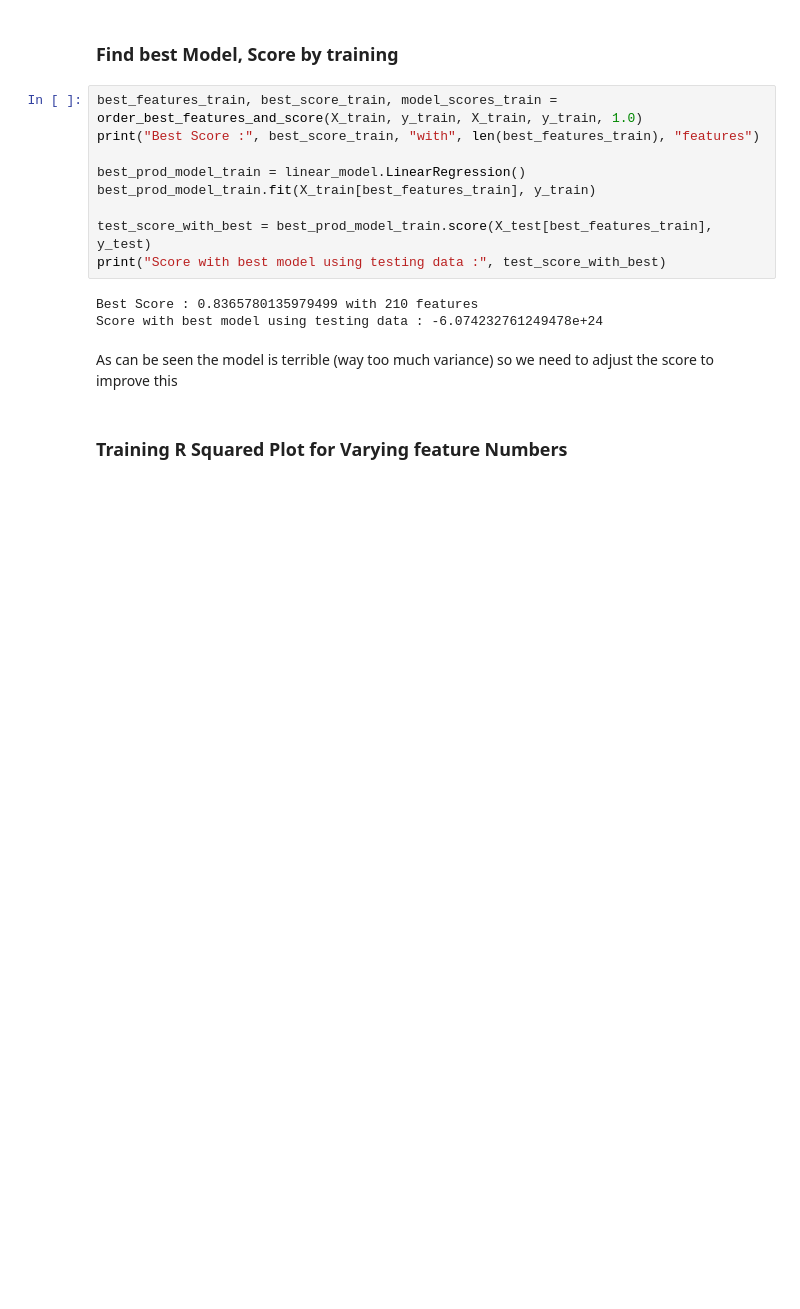
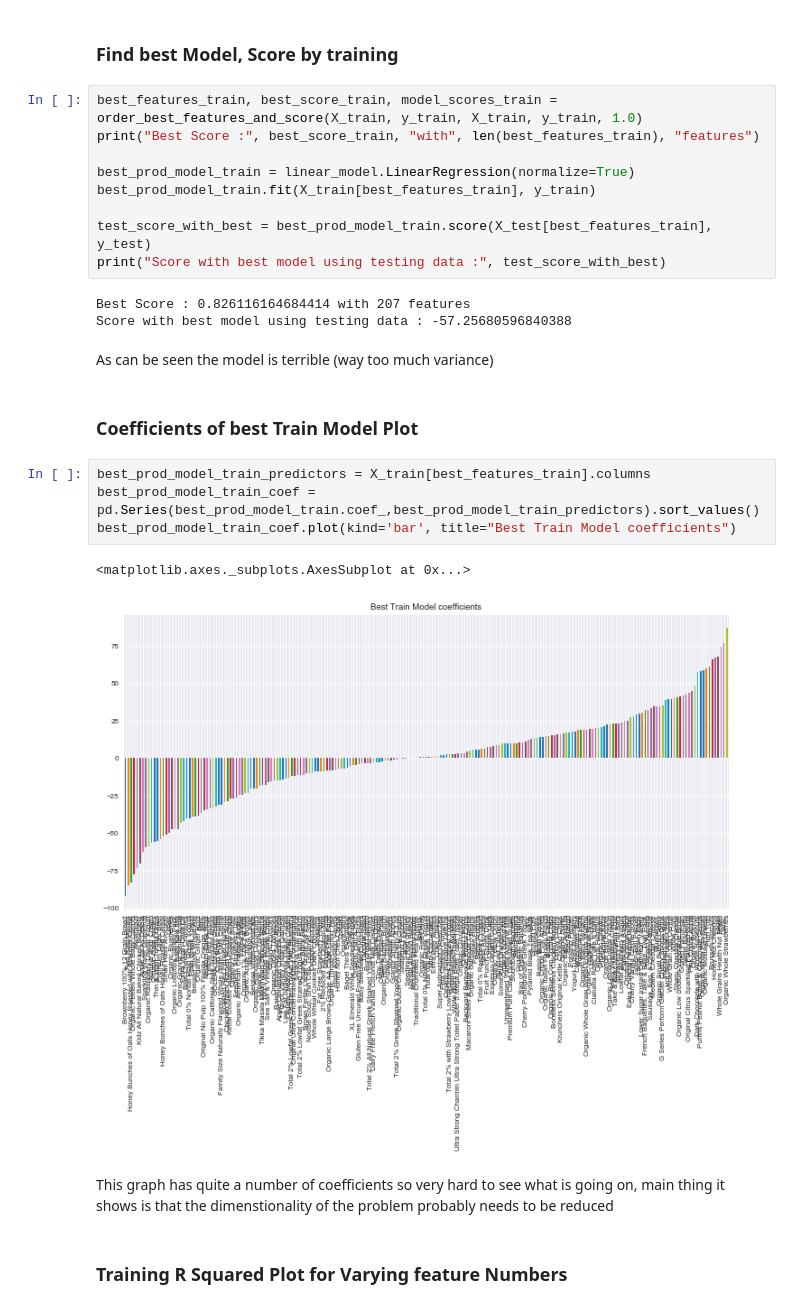
Before and after one commit to 1carew1/instacart_investigation, a Jupyter notebook: Assignment_2_Regression.ipynb, the cells around one changed output. Drawn from its saved outputs; the diff is of its cells as text; blank space fills up the shorter version.

```diff
--- a/Assignment_2_Regression.ipynb
+++ b/Assignment_2_Regression.ipynb
@@ -354,16 +364,27 @@ Again Milk is the most popular product so this makes sense, however as the model
 best_features_train, best_score_train, model_scores_train = order_best_features_and_score(X_train, y_train, X_train, y_train, 1.0)
 print("Best Score :", best_score_train, "with", len(best_features_train), "features")
 
-best_prod_model_train = linear_model.LinearRegression()
+best_prod_model_train = linear_model.LinearRegression(normalize=True)
 best_prod_model_train.fit(X_train[best_features_train], y_train)
 
 test_score_with_best = best_prod_model_train.score(X_test[best_features_train], y_test)
 print("Score with best model using testing data :", test_score_with_best)
 # %% [output]
-Best Score : 0.8365780135979499 with 210 features
-Score with best model using testing data : -6.074232761249478e+24
+Best Score : 0.826116164684414 with 207 features
+Score with best model using testing data : -57.25680596840388
 # %% [markdown]
-As can be seen the model is terrible (way too much variance) so we need to adjust the score to improve this
+As can be seen the model is terrible (way too much variance)
+# %% [markdown]
+### Coefficients of best Train Model Plot
+# %%
+best_prod_model_train_predictors = X_train[best_features_train].columns
+best_prod_model_train_coef = pd.Series(best_prod_model_train.coef_,best_prod_model_train_predictors).sort_values()
+best_prod_model_train_coef.plot(kind='bar', title="Best Train Model coefficients")
+# %% [output]
+<matplotlib.axes._subplots.AxesSubplot at 0x...>
+[figure, added]
+# %% [markdown]
+This graph has quite a number of coefficients so very hard to see what is going on, main thing it shows is that the dimenstionality of the problem probably needs to be reduced
 # %% [markdown]
 ### Training R Squared Plot for Varying feature Numbers
 # %%
```
Also changed, not shown: parts of 51 cells of this notebook.
